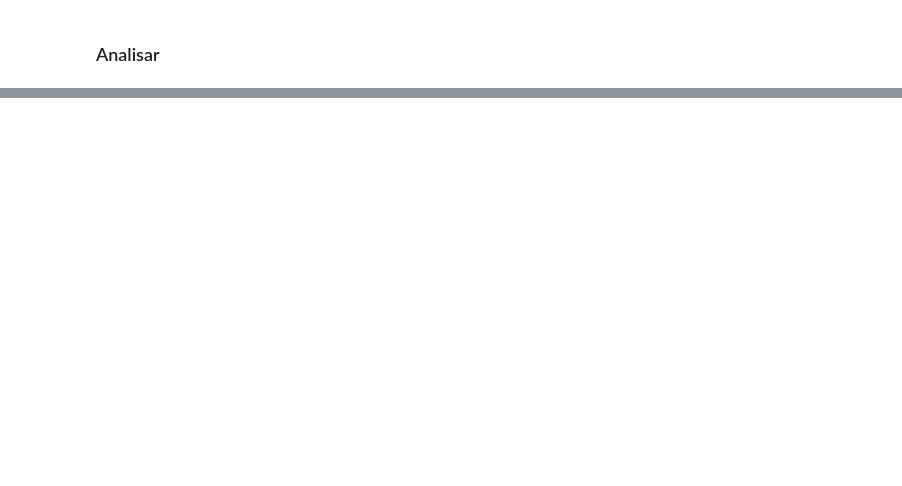
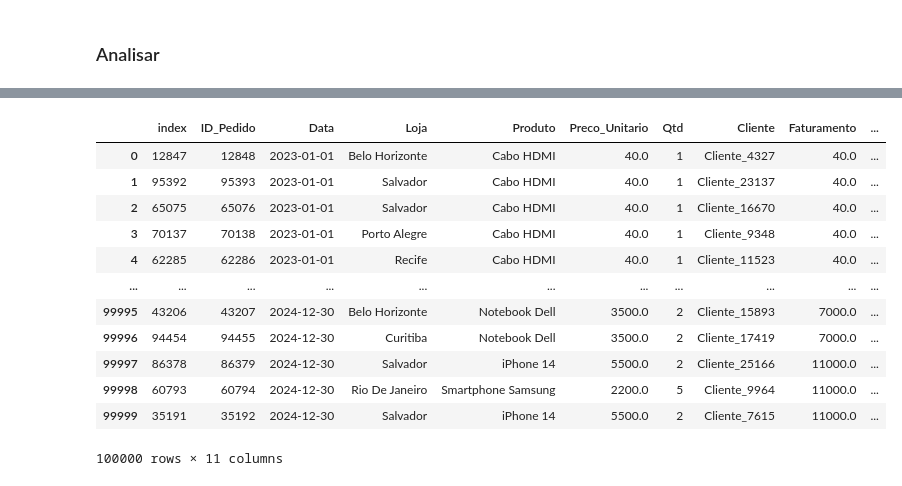
Before and after one commit to Ezebit0/PandasStudies, a Jupyter notebook: pandas_st.ipynb, the cells around one changed output, grey strips where cells are left out. Saved outputs shown, nothing was run; the diff lists cells and outputs as text; code cells hidden in the pictures; blank space fills up the shorter version.

Commit message:
Adicionado mais coisas do iloc e loc

```diff
--- a/pandas_st.ipynb
+++ b/pandas_st.ipynb
@@ -189,6 +191,9 @@ dtype: int64
 ### Analisar
 # %%
 # Analisar - filtrar
+df_Analise = df_Analise.drop(columns=["index"])
+df_Analise = df_Analise.sort_values(by=["Data", "Faturamento"])
+df_Analise = df_Analise.reset_index(drop=True)
 
 # .loc: id do pedido > Nome da coluna e nome da linha
 id_pedido = 4
@@ -199,7 +204,7 @@ print(loja, cliente, produto)
 
 # .iloc > Por posição
 id_pedido = 4
-iloja = df_Analise.iloc[3, 2]
+iloja = df_Analise.iloc[5, 4]
 iproduto = df_Analise.iloc[3, 6]
 icliente = df_Analise.iloc[3, 3]
 print(iloja, iproduto, icliente)
@@ -208,4 +213,6 @@ print(iloja, iproduto, icliente)
 
 # Exportar pedaços da base
 #df_vendas_sp =
+
+display(df_Analise)
 # %% [output]
@@ -213,0 +221,13 @@ Rio De Janeiro Cliente_17343 Mouse Gamer
+|  | index | ID_Pedido | Data | Loja | Produto | Preco_Unitario | Qtd | Cliente | Faturamento | ... |
+| 0 | 12847 | 12848 | 2023-01-01 | Belo Horizonte | Cabo HDMI | 40.0 | 1 | Cliente_4327 | 40.0 | ... |
+| 1 | 95392 | 95393 | 2023-01-01 | Salvador | Cabo HDMI | 40.0 | 1 | Cliente_23137 | 40.0 | ... |
+| 2 | 65075 | 65076 | 2023-01-01 | Salvador | Cabo HDMI | 40.0 | 1 | Cliente_16670 | 40.0 | ... |
+| 3 | 70137 | 70138 | 2023-01-01 | Porto Alegre | Cabo HDMI | 40.0 | 1 | Cliente_9348 | 40.0 | ... |
+| 4 | 62285 | 62286 | 2023-01-01 | Recife | Cabo HDMI | 40.0 | 1 | Cliente_11523 | 40.0 | ... |
+| ... | ... | ... | ... | ... | ... | ... | ... | ... | ... | ... |
+| 99995 | 43206 | 43207 | 2024-12-30 | Belo Horizonte | Notebook Dell | 3500.0 | 2 | Cliente_15893 | 7000.0 | ... |
+| 99996 | 94454 | 94455 | 2024-12-30 | Curitiba | Notebook Dell | 3500.0 | 2 | Cliente_17419 | 7000.0 | ... |
+| 99997 | 86378 | 86379 | 2024-12-30 | Salvador | iPhone 14 | 5500.0 | 2 | Cliente_25166 | 11000.0 | ... |
+| 99998 | 60793 | 60794 | 2024-12-30 | Rio De Janeiro | Smartphone Samsung | 2200.0 | 5 | Cliente_9964 | 11000.0 | ... |
+| 99999 | 35191 | 35192 | 2024-12-30 | Salvador | iPhone 14 | 5500.0 | 2 | Cliente_7615 | 11000.0 | ... |
+100000 rows × 11 columns
```
Also changed, not shown: parts of 2 cells of this notebook.
